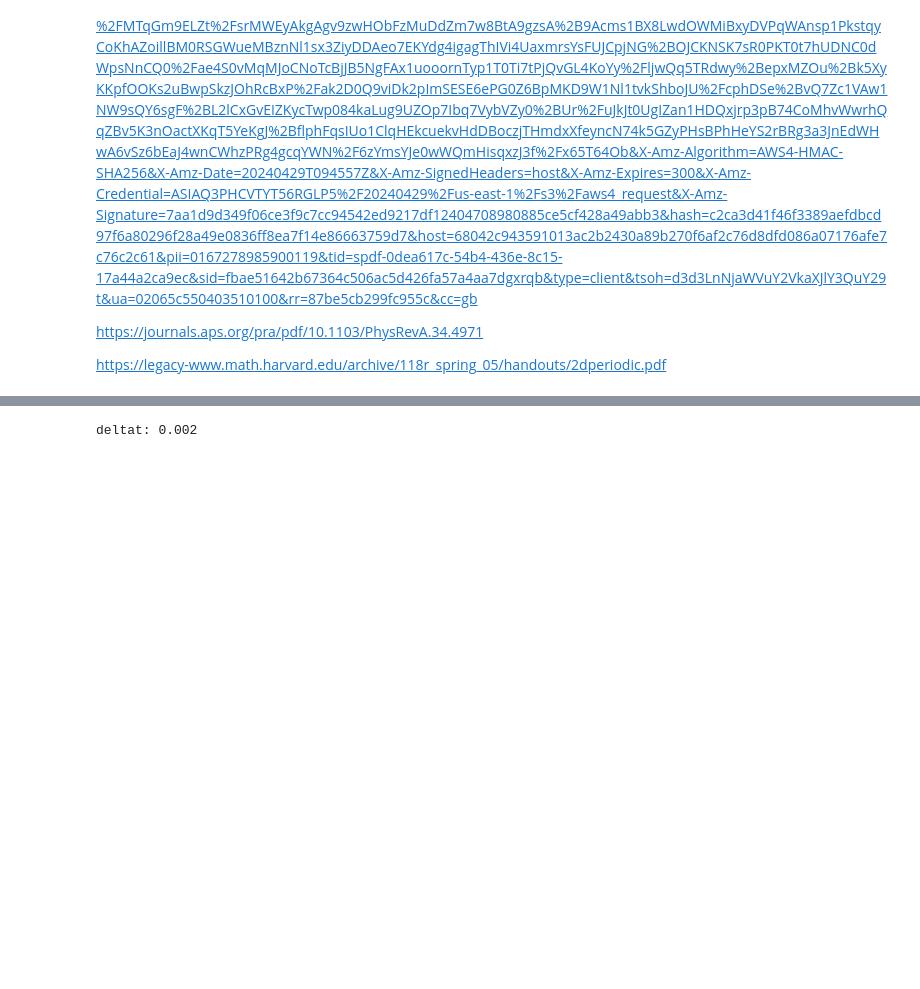
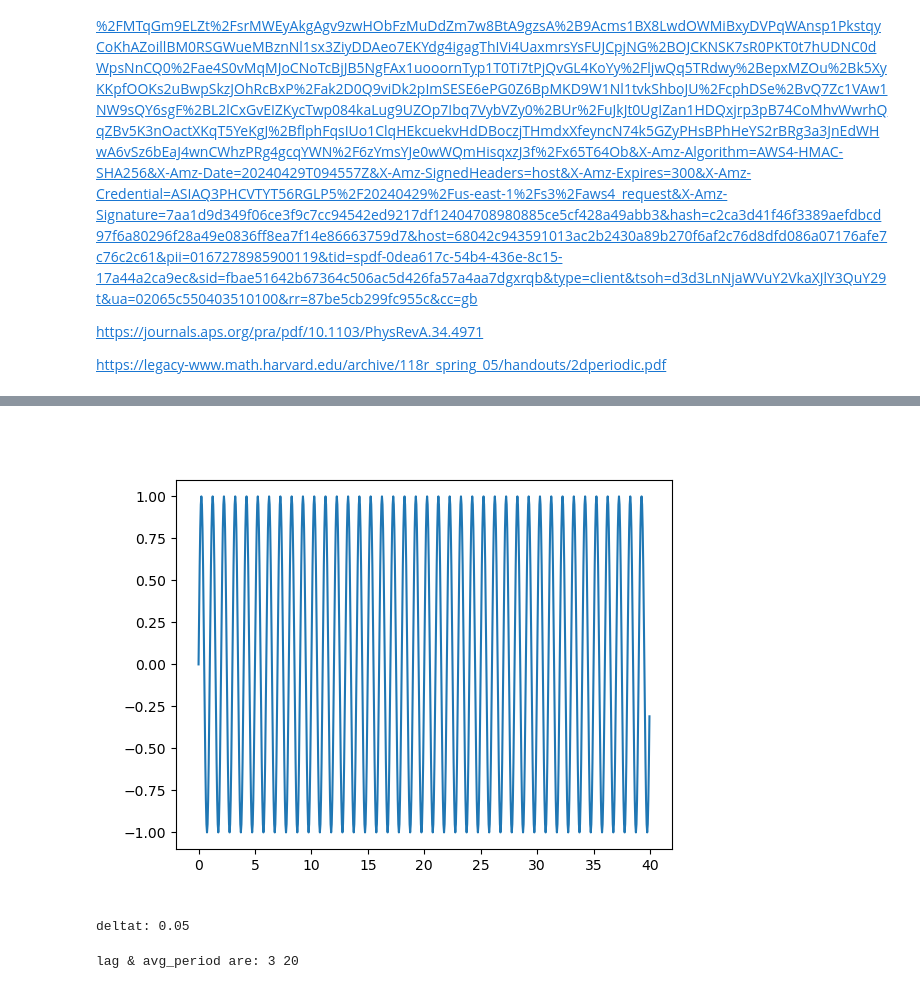
Before and after one commit to USonixGroup/wpt-cavitation, a Jupyter notebook: notebooks/LE2.ipynb, the cells around one changed output, grey strips where cells are left out. Cells and saved outputs as stored; diff of their text form; code cells hidden in the pictures; blank space fills up the shorter version.

```diff
--- a/notebooks/LE2.ipynb
+++ b/notebooks/LE2.ipynb
@@ -118,11 +119,12 @@ def le_calc(data, deltat, dimension = 2, lag = None, avg_period = None):
 # %%
 def harmonic_func(f, fs):
     deltat = 1/f/fs
-    t = np.arange(0,100/f,deltat)
+    t = np.arange(0,40/f,deltat)
     return t, deltat, np.sin(2*np.pi*f*t) #+ 0.8*np.sin(2*np.pi*3*f*t)
 # %%
-%matplotlib notebook
-t, deltat, data = harmonic_func(10,50)
+%matplotlib widget
+#notebook
+t, deltat, data = harmonic_func(1,20)
 plt.figure()
 plt.plot(t,data)
 plt.show()
@@ -133 +133,7 @@ print('deltat:',deltat)
+[figure, added]
-deltat: 0.002
+deltat: 0.05
+# %%
+data_reshaped, M ,_ , lag, avg_period = timeseries_to_phasespace(data, deltat, dimension=2)
+data_distance = pairwise_distance(data_reshaped)
+# %% [output]
+lag & avg_period are: 3 20
```
Also changed, not shown: parts of 33 cells of this notebook.
